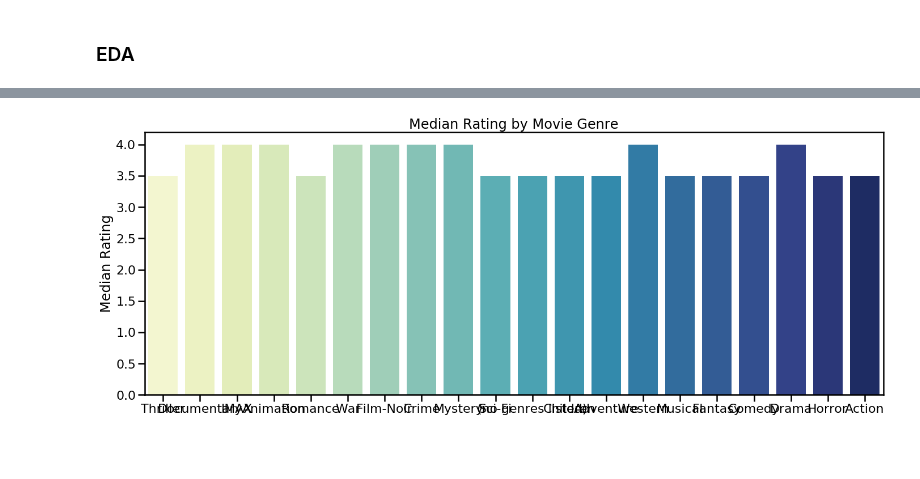
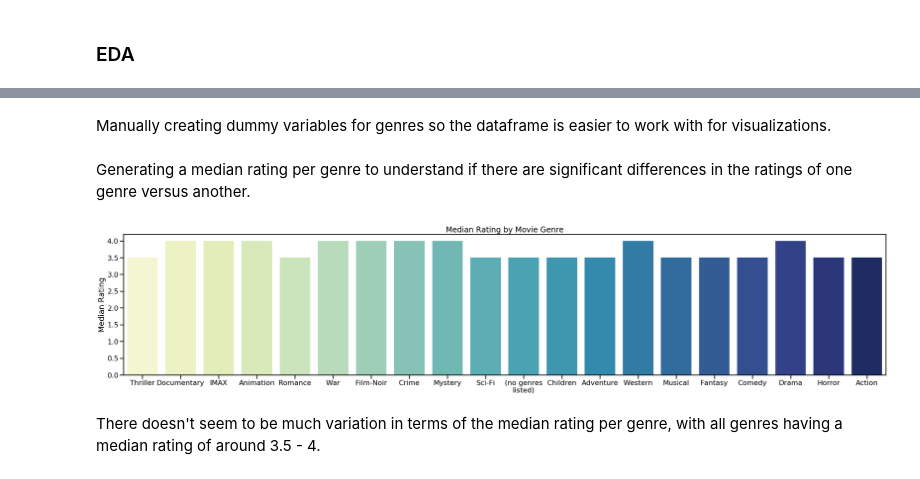
Before and after one commit to swzoeller/Movie-Recommendation-System, a Jupyter notebook: Cleaning-EDA-Modeling.ipynb, the cells around one changed output, grey strips where cells are left out. Saved outputs shown, nothing was run; the diff lists cells and outputs as text; code cells hidden in the pictures; blank space fills up the shorter version.

```diff
--- a/Cleaning-EDA-Modeling.ipynb
+++ b/Cleaning-EDA-Modeling.ipynb
@@ -201,7 +223 @@ genres = list(genres)
-# %%
-for g in genres:
-    eda_df[g]=eda_df['genresb'].apply(lambda x: 1 if g in x else 0)
-    #Last line converts Trues to 1 and Falses to 0 for the genres.
-# %%
-eda_df.drop('genresb',axis=1,inplace=True)
 # %%
@@ -214,3 +232,21 @@ eda_df.head(2)
+# %% [markdown]
+Manually creating dummy variables for genres so the dataframe is easier to work with for visualizations.
+# %%
+def create_dummy(df, column, split):
+    f_set = set()
+    for feature in df[column]:
+        feature_list = feature.split(split)
+        for f in feature_list:
+            f_set.add(f)
+    f_lst = list(f_set)
+    for item in f_lst:
+        df[item] = df[column].apply(lambda x: 1 if item in x else 0)
+    new_df = df.drop(columns = column)
+    return new_df
+# %%
+eda_df = create_dummy(eda_df, "genresb", '|')
+# %% [markdown]
+Generating a median rating per genre to understand if there are significant differences in the ratings of one genre versus another.
 # %%
 def rating_by_genre(genre, df):
         try:
@@ -236,14 +274,17 @@ palette = "YlGnBu"
 sns.set_context("poster")
 # %%
 fig, ax = plt.subplots()
-fig.set_size_inches(20, 8)
+fig.set_size_inches(35, 8)
 rating_plot = sns.barplot(x = list(median_rating_genre.keys()), y = list(median_rating_genre.values()), palette = palette, ax=ax)
 rating_plot.set_title("Median Rating by Movie Genre")
 rating_plot.set_ylabel("Median Rating")
+rating_plot.set_xticklabels([textwrap.fill(e, 11) for e in list(median_rating_genre.keys())])
 plt.tight_layout()
 plt.show()
 # %% [output]
-[figure, old version]
+[figure, new version]
+# %% [markdown]
+There doesn't seem to be much variation in terms of the median rating per genre, with all genres having a median rating of around 3.5 - 4.
 # %%
 subdf = eda_df.groupby(["rating"]).sum()
 subdf.drop(columns = ["userId", "movieId", "startYear", "runtimeMinutes"], inplace=True)
```
Also changed, not shown: parts of 126 cells of this notebook, 1 other file.
